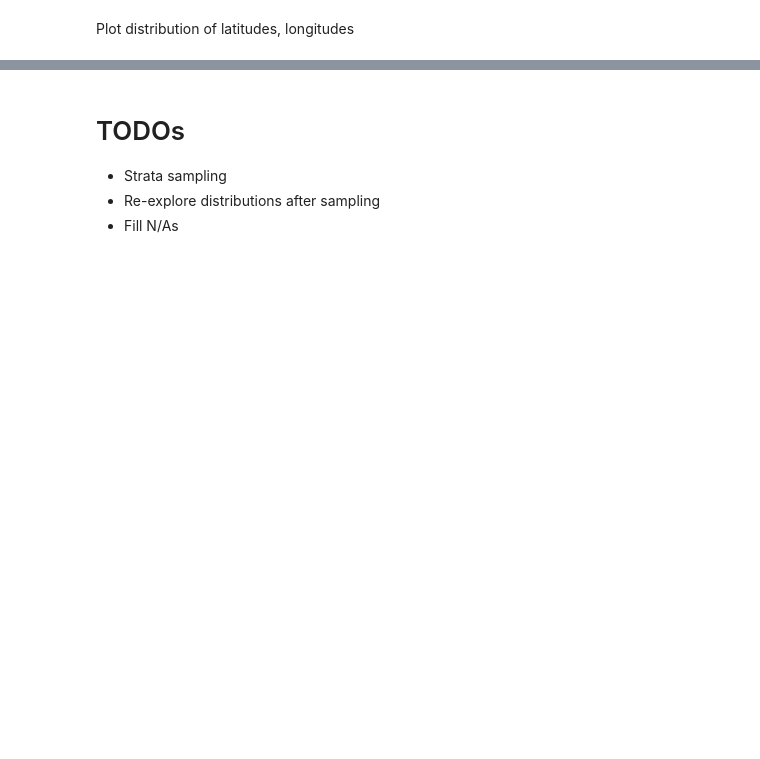
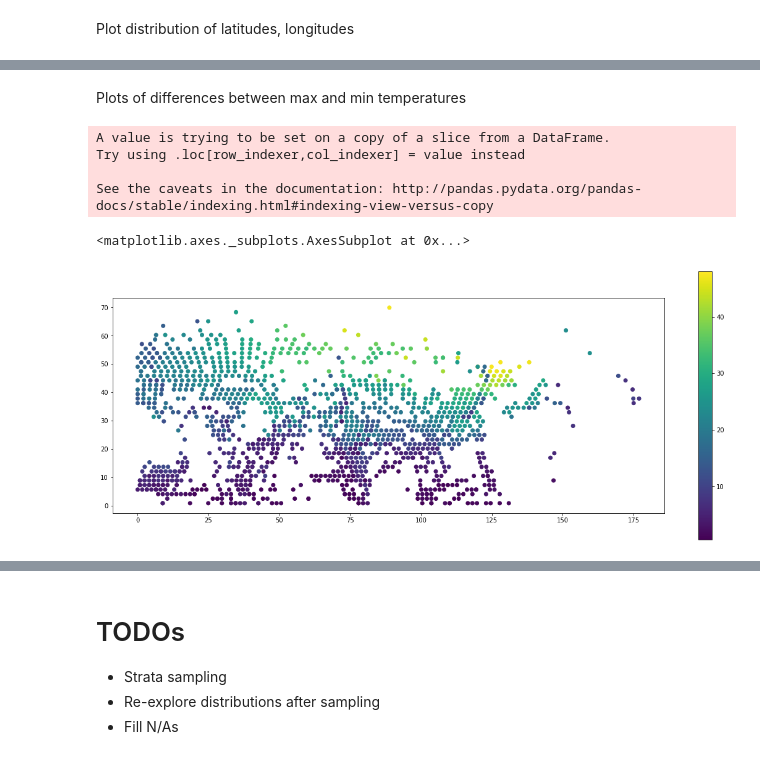
Before and after one commit to tao-pr/52-challenges, a Jupyter notebook: 004-skewed-data-classification/explore.ipynb, the cells around one changed output, grey strips where cells are left out. Drawn from its saved outputs; the diff is of its cells as text; code cells hidden in the pictures; blank space fills up the shorter version.

```diff
--- a/004-skewed-data-classification/explore.ipynb
+++ b/004-skewed-data-classification/explore.ipynb
@@ -233,0 +238,9 @@ climate[:5]
+# %%
+# Add country
+def get_ort(row):
+    key = '{}-{}'.format(row['Latitude'], row['Longitude'])
+    (city,cnt) = map_city_latlng[key]
+    return cnt
+
+climate['ort'] = climate.apply(get_ort, axis=1)
+climate[:5]
@@ -240,0 +267,16 @@ gf = geopandas.GeoDataFrame(climate, geometry=coords)
+# %% [markdown]
+Plots of differences between max and min temperatures
+# %%
+cm = climate[climate['year']==max(climate['year'])]
+coords = [Point((clipstr(b), clipstr(a))) for (a,b) in zip(cm['Latitude'], cm['Longitude'])]
+
+cm['diff'] = cm['max'] - cm['min']
+gf = geopandas.GeoDataFrame(cm, geometry=coords)
+gf.plot(column="diff", legend=True)
+# %% [output]
+A value is trying to be set on a copy of a slice from a DataFrame.
+Try using .loc[row_indexer,col_indexer] = value instead
+
+See the caveats in the documentation: http://pandas.pydata.org/pandas-docs/stable/indexing.html#indexing-view-versus-copy
+<matplotlib.axes._subplots.AxesSubplot at 0x...>
+[figure, added]
```
Also changed, not shown: parts of 20 cells of this notebook, 1 other file.
